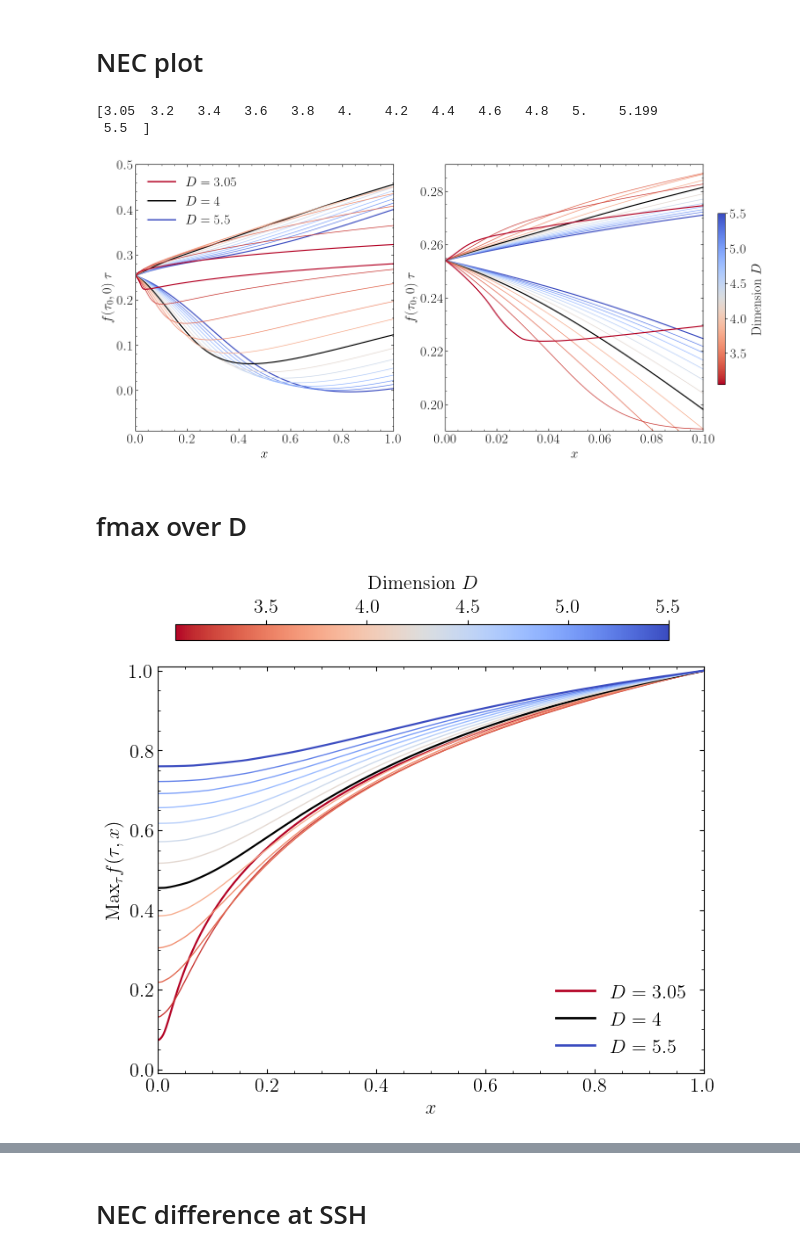
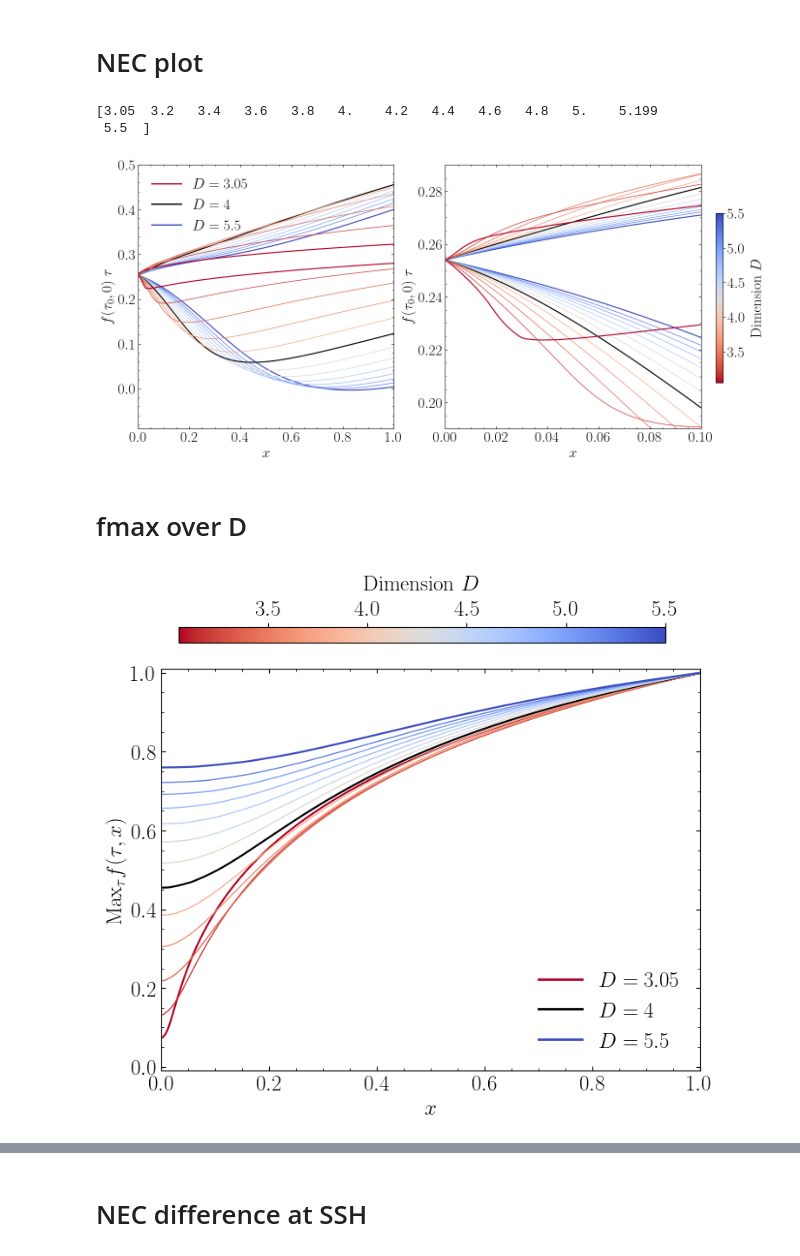
Before and after one commit to EckerChristian/CriticalSpacetimeCrystal, a Jupyter notebook: plots/plots.ipynb, the cells around one changed output, grey strips where cells are left out. Saved outputs shown, nothing was run; the diff lists cells and outputs as text; code cells hidden in the pictures.

```diff
--- a/plots/plots.ipynb
+++ b/plots/plots.ipynb
@@ -771,7 +771,7 @@ import matplotlib.cm as cm
 # ---------------- LaTeX Font ----------------
 plt.rcParams.update({
     "text.usetex": True,
-    "font.size": 20
+    "font.size": 22
 })
 
 # ---------------- Load Data ----------------
@@ -883,7 +883,7 @@ from matplotlib.lines import Line2D
 # LaTeX font
 plt.rcParams.update({
     "text.usetex": True,
-    'font.size': 20
+    'font.size': 22
 })
 
 # ----------- PLOT ------------------
@@ -1025,7 +1025,7 @@ plt.show()
 # %% [output]
 [3.05  3.2   3.4   3.6   3.8   4.    4.2   4.4   4.6   4.8   5.    5.199
  5.5  ]
-[figure, old version]
+[figure, new version]
 # %% [markdown]
 # fmax over D
 # %%
@@ -1038,7 +1038,7 @@ import matplotlib.cm as cm
 # LaTeX font
 plt.rcParams.update({
     "text.usetex": True,
-    'font.size': 16
+    'font.size': 18
 })
 
 # ---------------- Load Data ----------------
@@ -1088,31 +1088,31 @@ cbar = fig.colorbar(sm, cax=cbar_ax, orientation='horizontal')
 
 # --- Put ticks and numeric labels on TOP ---
 cbar.ax.xaxis.set_ticks_position('top')
 cbar.ax.xaxis.set_label_position('top')
 
 # Custom legend entries
 handles = [
     Line2D([], [], color=cmap(0.0), lw=2, label=r"$D=3.05$"),
     Line2D([], [], color='k', lw=2, label=r"$D = 4$"),
     Line2D([], [], color=cmap(1.0), lw=2, label=r"$D=5.5$"),
 ]
 
 ax.legend(
     handles=handles,
     loc="lower right",
     frameon=False,
     framealpha=0.8,
     edgecolor="black"
 )
 
 # --- Label above bar ---
 cbar.set_label(r"${\rm Dimension}~D$", labelpad=8)
 
 # Optional: remove bottom ticks to look cleaner
 cbar.ax.tick_params(bottom=False)
 
 plt.subplots_adjust(top=0.88)
 plt.savefig("fmaxoverD.pdf", dpi=100, bbox_inches="tight")
 plt.show()
 # %% [output]
-[figure, old version]
+[figure, new version]
```
Also changed, not shown: parts of 6 cells of this notebook, 1 other file.
